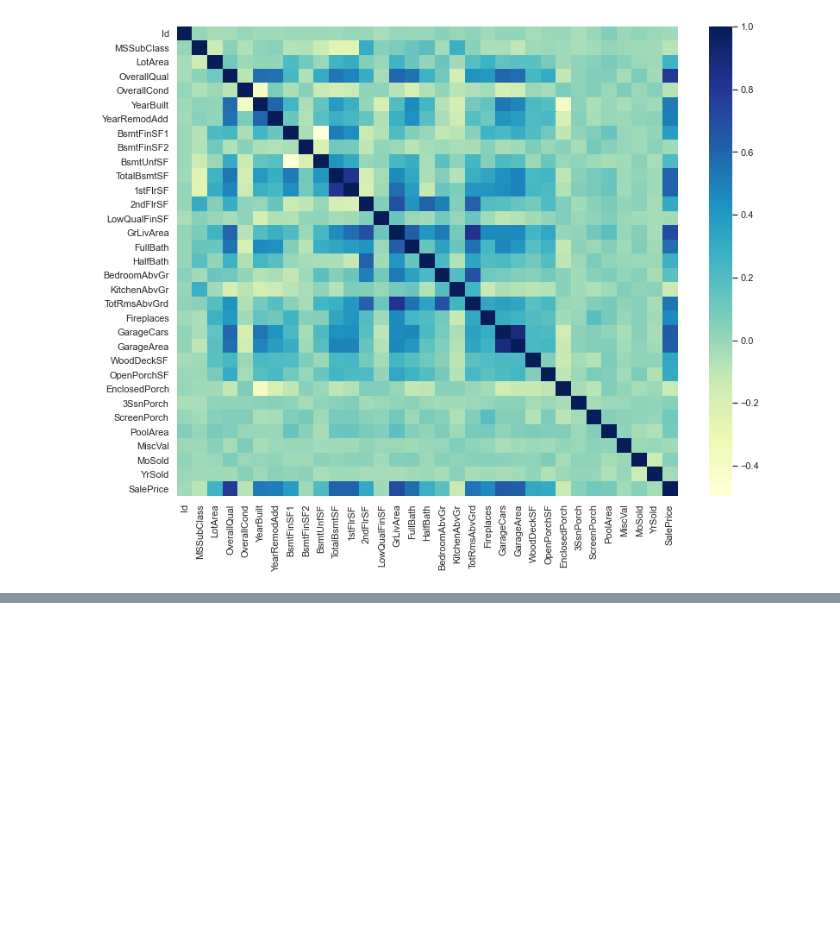
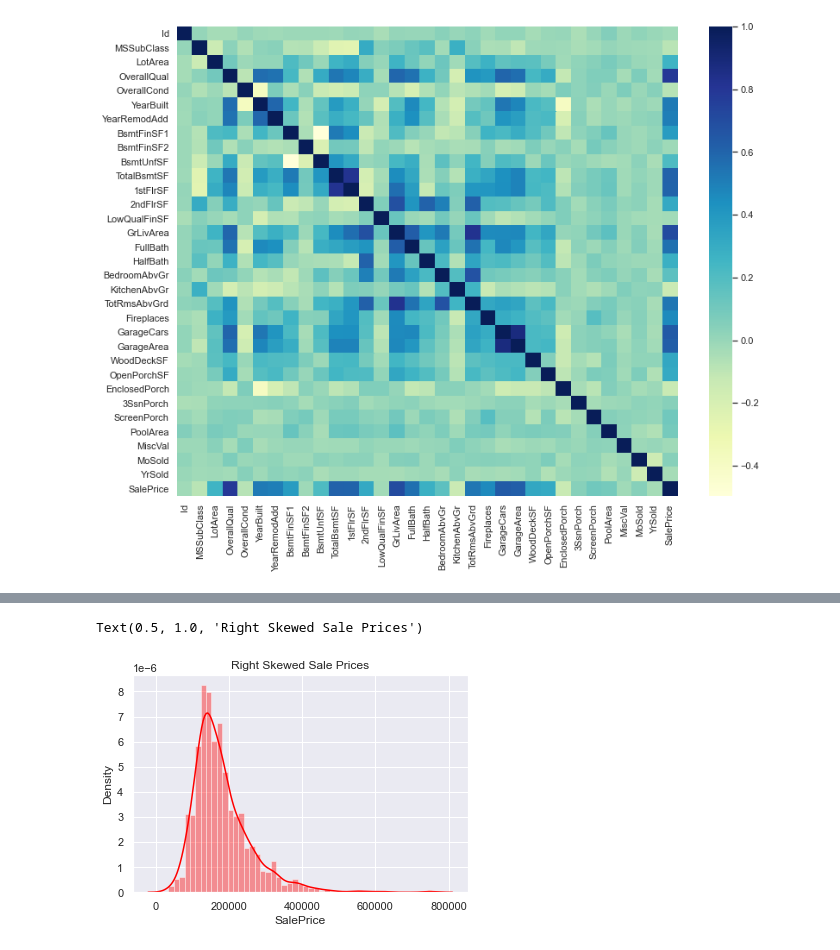
Before and after one commit to mandy728/house_price_prediction, a Jupyter notebook: EDA.ipynb, the cells around one changed output, grey strips where cells are left out. Saved outputs shown, nothing was run; the diff lists cells and outputs as text; code cells hidden in the pictures; blank space fills up the shorter version.

```diff
--- a/EDA.ipynb
+++ b/EDA.ipynb
@@ -295,0 +365,5 @@ plt.show()
+# %%
+sns.distplot(train['SalePrice'],color='red').set_title('Right Skewed Sale Prices')
+# %% [output]
+Text(0.5, 1.0, 'Right Skewed Sale Prices')
+[figure, added]
```
Also changed, not shown: parts of 23 cells of this notebook.
